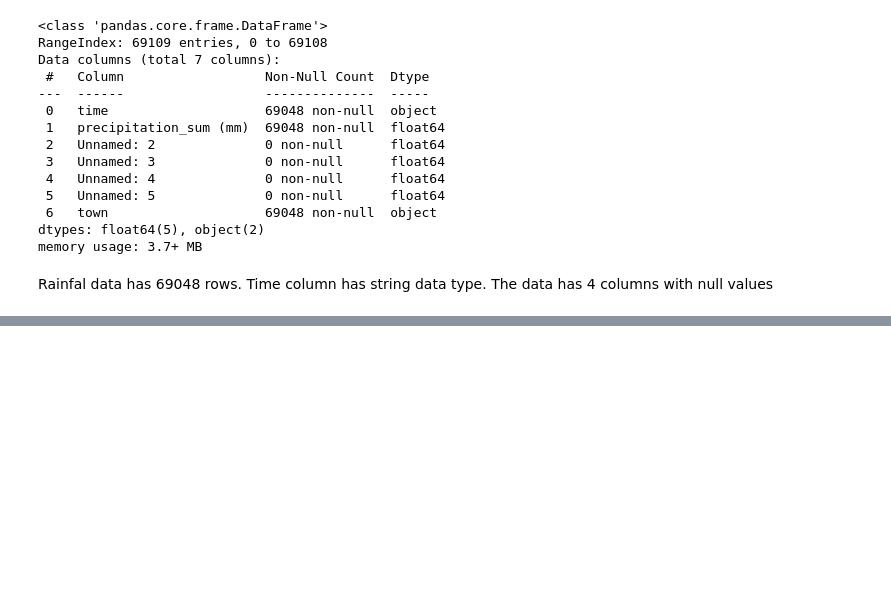
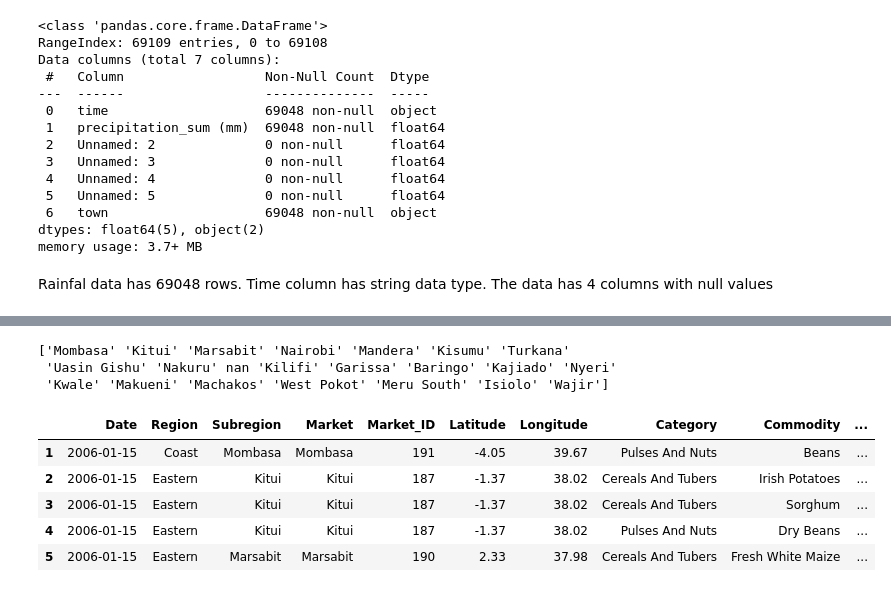
Before and after one commit to BrianRono7/Capstone-project, a Jupyter notebook: CapstoneEDA.ipynb, the cells around one changed output, grey strips where cells are left out. Cells and saved outputs as stored; diff of their text form; code cells hidden in the pictures; blank space fills up the shorter version.

```diff
--- a/CapstoneEDA.ipynb
+++ b/CapstoneEDA.ipynb
@@ -177,0 +395,7 @@ Kenya_crop_yeilds.head()
+# %%
+#Extracting common market name from Market column:
+def extract_first_name(market):
+    if '(' in market:
+        market=market.split('(')[0]
+    return market.split('(')[0]
+foodprices['Market_Name']=foodprices['Market'].apply(extract_first_name)
@@ -177,0 +418,11 @@ Kenya_crop_yeilds.head()
+# %%
+#cleaning market_name to drop unnecssary words in the name
+foodprices['Market_Name']=(foodprices['Market_Name'].str.replace(r'\b(town|food|centre)\b','',case=False,regex=True).str.replace(r'|s+', '',regex=True).str.strip()
+                          .str.title())
+
+#setting  title case:
+foodprices['Region']=foodprices['Region'].str.title()
+foodprices['Subregion']=foodprices['Subregion'].str.title()
+foodprices['Category']=foodprices['Category'].str.title()
+foodprices['Category']=foodprices['Category'].str.title()
+foodprices['Commodity']=foodprices['Commodity'].str.title()
@@ -177,0 +441,17 @@ Kenya_crop_yeilds.head()
+# %%
+unique_Subregion=foodprices['Subregion'].unique()
+print (unique_Subregion)
+# %% [output]
+['Mombasa' 'Kitui' 'Marsabit' 'Nairobi' 'Mandera' 'Kisumu' 'Turkana'
+ 'Uasin Gishu' 'Nakuru' nan 'Kilifi' 'Garissa' 'Baringo' 'Kajiado' 'Nyeri'
+ 'Kwale' 'Makueni' 'Machakos' 'West Pokot' 'Meru South' 'Isiolo' 'Wajir']
+# %%
+cleaned_food_prices=foodprices
+cleaned_food_prices.head()
+# %% [output]
+|  | Date | Region | Subregion | Market | Market_ID | Latitude | Longitude | Category | Commodity | ... |
+| 1 | 2006-01-15 | Coast | Mombasa | Mombasa | 191 | -4.05 | 39.67 | Pulses And Nuts | Beans | ... |
+| 2 | 2006-01-15 | Eastern | Kitui | Kitui | 187 | -1.37 | 38.02 | Cereals And Tubers | Irish Potatoes | ... |
+| 3 | 2006-01-15 | Eastern | Kitui | Kitui | 187 | -1.37 | 38.02 | Cereals And Tubers | Sorghum | ... |
+| 4 | 2006-01-15 | Eastern | Kitui | Kitui | 187 | -1.37 | 38.02 | Pulses And Nuts | Dry Beans | ... |
+| 5 | 2006-01-15 | Eastern | Marsabit | Marsabit | 190 | 2.33 | 37.98 | Cereals And Tubers | Fresh White Maize | ... |
```
Also changed, not shown: parts of 19 cells of this notebook.
